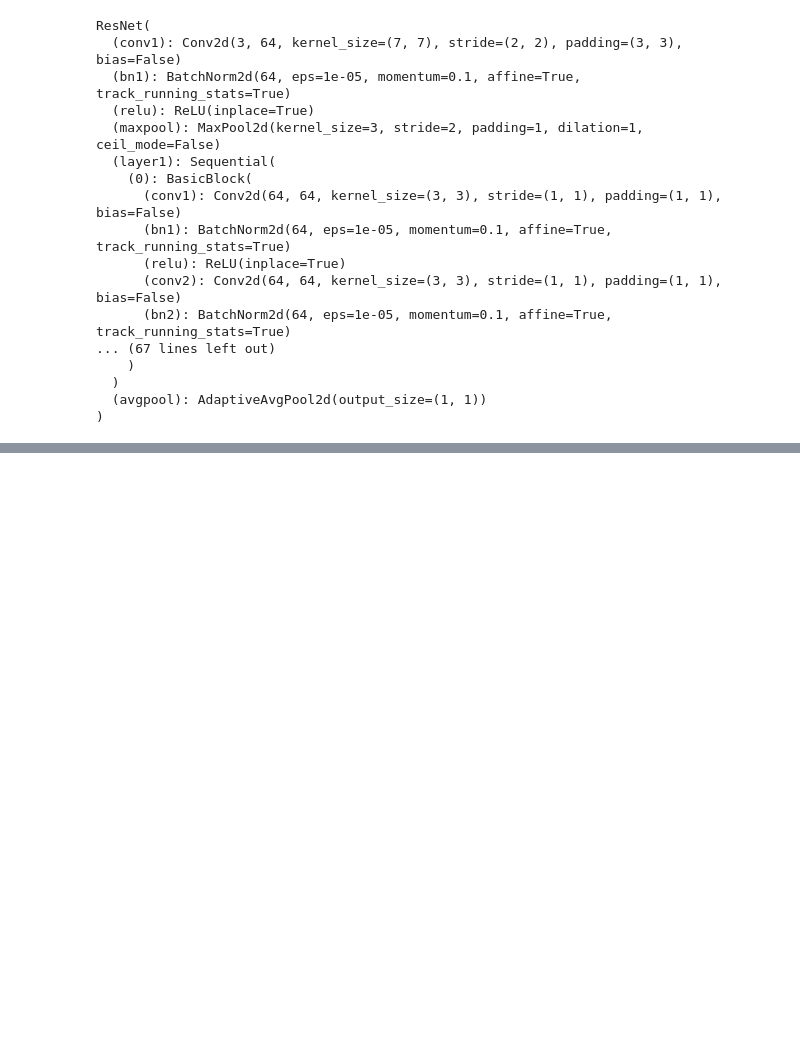
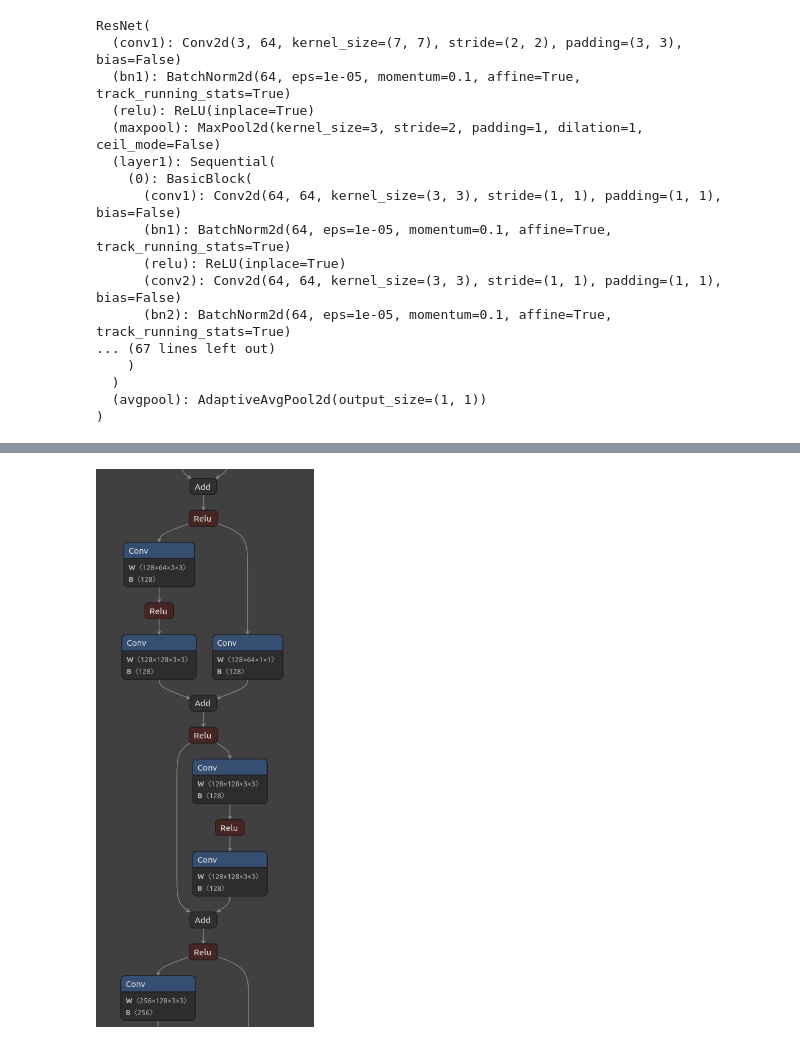
Before and after one commit to VictorChavez07/Proyecto-IA-21-2, a Jupyter notebook: model_ZSL.ipynb, the cells around one changed output, grey strips where cells are left out. Saved outputs shown, nothing was run; the diff lists cells and outputs as text; code cells hidden in the pictures; blank space fills up the shorter version.

```diff
--- a/model_ZSL.ipynb
+++ b/model_ZSL.ipynb
@@ -297,0 +333,4 @@ ft_model = train_model(ft_model, ft_criterion, ft_optimizer, ft_scheduler, num_e
+# %%
+Image("part2.png")
+# %% [output]
+[figure, added]
```
Also changed, not shown: parts of 56 cells of this notebook.
